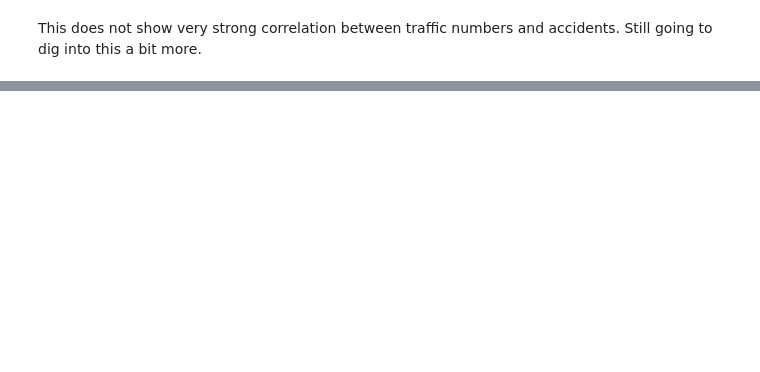
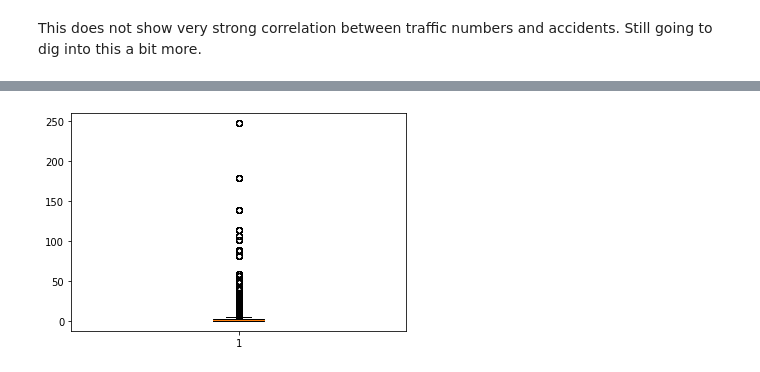
Before and after one commit to LinneaHarts/SpringBoard, a Jupyter notebook: capstone1/Exploratory Data Analysis.ipynb, the cells around one changed output, grey strips where cells are left out. Saved outputs shown, nothing was run; the diff lists cells and outputs as text; code cells hidden in the pictures; blank space fills up the shorter version.

```diff
--- a/capstone1/Exploratory Data Analysis.ipynb
+++ b/capstone1/Exploratory Data Analysis.ipynb
@@ -104,0 +197,4 @@ c
+# %%
+_ = plt.boxplot(sl_rd.car_acc_score)
+# %% [output]
+[figure, added]
```
Also changed, not shown: parts of 46 cells of this notebook, 1 other file.
